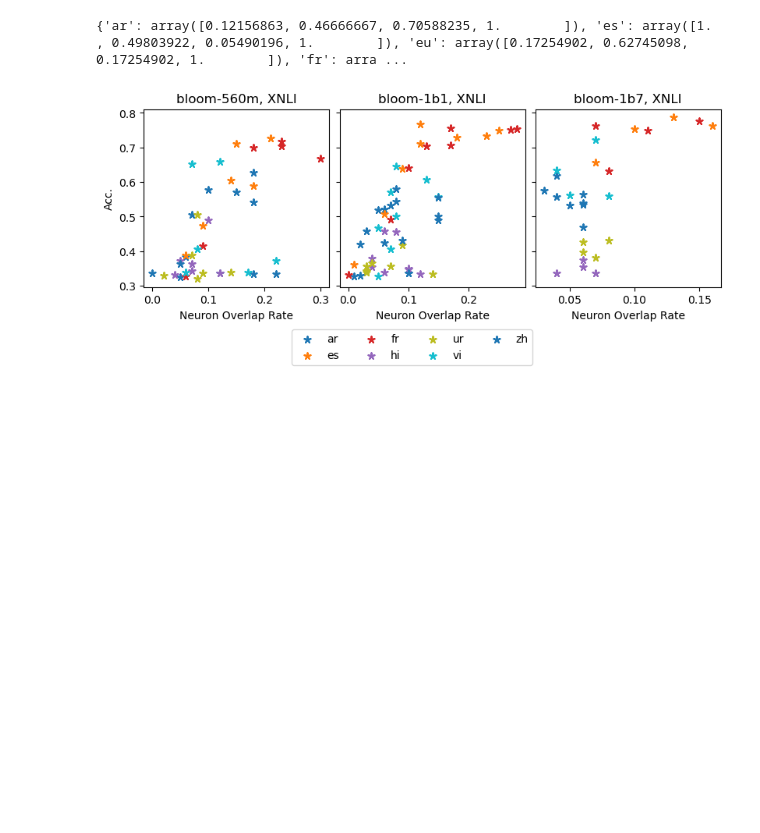
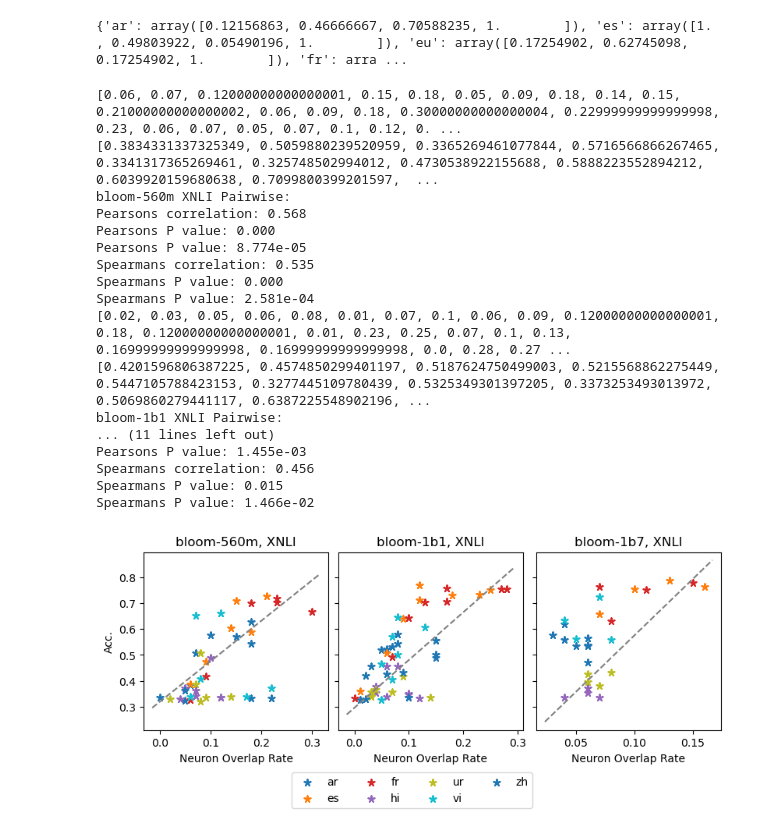
Before and after one commit to ErikaaWang/multilingual-typology-probing, a Jupyter notebook: scatter_plot_ovlp.ipynb, the cells around one changed output. Saved outputs shown, nothing was run; the diff lists cells and outputs as text; code cells hidden in the pictures; blank space fills up the shorter version.

```diff
--- a/scatter_plot_ovlp.ipynb
+++ b/scatter_plot_ovlp.ipynb
@@ -46,10 +47,10 @@ for model in ['bloom-560m', 'bloom-1b1', 'bloom-1b7']:
             read_lines = f.readlines()
             avg_ovlp_dict = {}
             for line in read_lines:
-                list = line.split(',')
-                if list[0] == 'best':
+                split_list = line.split(',')
+                if split_list[0] == 'best':
                     continue
-                avg_ovlp_dict[int(list[0])] = float(list[1])
+                avg_ovlp_dict[int(split_list[0])] = float(split_list[1])
             ckpts, avg_ovlps = zip(*avg_ovlp_dict.items())
             axs[model_index].plot(ckpts, avg_ovlps, f"r{lines[line_index]}", label=f'avg, {l}')
         line_index += 1
@@ -175,6 +218,8 @@ model_index = 0
 task = 'f1-score' #'xnli_acc'
 
 for model in ['bloom-560m', 'bloom-1b1', 'bloom-1b7']:
+    var_1 = []
+    var_2 = []
 
     avg_ovlp = pd.read_csv(f'csv_files/{model}_inter-layer-13_ovlp-rate_POS.csv', index_col=0)
     ovlp_df = pd.read_csv(f'csv_files/{model}_inter-layer-17_ovlp-rate_POS.csv', index_col=0)
@@ -191,9 +236,13 @@ for model in ['bloom-560m', 'bloom-1b1', 'bloom-1b7']:
             x.append(avg_ovlp[ckpt][lang])
 
         s = axs[model_index].scatter(x, y, marker=(5, 2), label=lang)
+        var_1 += x
+        var_2 += y
+
         lang_color_dict[lang] = s.get_facecolor()[0]
         axs[model_index].set_title(f'{model}, POS')
         axs[model_index].set_xlabel('Neuron Overlap Rate')
+
 
 
 
@@ -213,12 +262,21 @@ for model in ['bloom-560m', 'bloom-1b1', 'bloom-1b7']:
     #     axs_dup[model_index].get_shared_y_axes().join(axs_dup[model_index], axs_dup[model_index+1])
     # axs[model_index].set_title(model)
     # axs[model_index].tick_params(axis='y', labelcolor='red')
+    print(var_1)
+    print(var_2)
+    print(f"{model} POS Pairwise:")
+    print_pearson(var_1, var_2)
+    print_spearman(var_1, var_2)
+
     model_index += 1
 
 axs[0].set_ylabel('F1')
 labels_handles = {
   label: handle for ax in fig.axes for handle, label in zip(*ax.get_legend_handles_labels())
 }
+
+for i in range(0,3):
+    add_identity(axs[i], color='grey', ls='--')
 
 fig.legend(
   labels_handles.values(),
@@ -243,6 +318,8 @@ model_index = 0
 task = 'xnli_acc'
 
 for model in ['bloom-560m', 'bloom-1b1', 'bloom-1b7']:
+    var_1 = []
+    var_2 = []
 
     avg_ovlp = pd.read_csv(f'csv_files/{model}_inter-layer-13_ovlp-rate_POS.csv', index_col=0)
     ovlp_df = pd.read_csv(f'csv_files/{model}_inter-layer-17_ovlp-rate_POS.csv', index_col=0)
@@ -259,6 +336,8 @@ for model in ['bloom-560m', 'bloom-1b1', 'bloom-1b7']:
             x.append(avg_ovlp[ckpt][lang])
 
         s = axs[model_index].scatter(x, y, color=lang_color_dict[lang], marker=(5, 2), label=lang)
+        var_1 += x
+        var_2 += y
         lang_color_dict[lang] = s.get_facecolor()[0]
         axs[model_index].set_title(f'{model}, XNLI')
         axs[model_index].set_xlabel('Neuron Overlap Rate')
@@ -270,31 +349,57 @@ for model in ['bloom-560m', 'bloom-1b1', 'bloom-1b7']:
     #     score_dict = pd.read_csv(f'csv_files/{model}_{task_name_dict[task]}.csv', index_col=0)
     #     avg_scores = score_dict.mean(axis=0).to_dict()
     #     if 'best' in avg_scores:
     #         del avg_scores['best']
     #     x = [int(k) for k in avg_scores.keys()]
     #     y = avg_scores.values()
     #     print(x)
     #     print(y)
     #     axs_dup[model_index].plot(x, y, "-.", label=task)
     # if model_index < 2:
     #     axs_dup[model_index].get_shared_y_axes().join(axs_dup[model_index], axs_dup[model_index+1])
     # axs[model_index].set_title(model)
     # axs[model_index].tick_params(axis='y', labelcolor='red')
+    print(var_1)
+    print(var_2)
+    print(f"{model} XNLI Pairwise:")
+    print_pearson(var_1, var_2)
+    print_spearman(var_1, var_2)
+
     model_index += 1
 axs[0].set_ylabel('Acc.')
 labels_handles = {
   label: handle for ax in fig.axes for handle, label in zip(*ax.get_legend_handles_labels())
 }
+
+for i in range(0,3):
+    add_identity(axs[i], color='grey', ls='--')
 
 fig.legend(
   labels_handles.values(),
   labels_handles.keys(),
   loc = "upper center",
    bbox_to_anchor = (0.5, 0),
    bbox_transform = plt.gcf().transFigure,
    ncol=4
 )
 
 plt.savefig(f'experiments/scatterplots/crslgual_scatter_XNLI.pdf', bbox_inches='tight')
 # %% [output]
+[0.06, 0.07, 0.12000000000000001, 0.15, 0.18, 0.05, 0.09, 0.18, 0.14, 0.15, 0.21000000000000002, 0.06, 0.09, 0.18, 0.30000000000000004, 0.22999999999999998, 0.23, 0.06, 0.07, 0.05, 0.07, 0.1, 0.12, 0. ...
+[0.3834331337325349, 0.5059880239520959, 0.3365269461077844, 0.5716566866267465, 0.3341317365269461, 0.325748502994012, 0.4730538922155688, 0.5888223552894212, 0.6039920159680638, 0.7099800399201597,  ...
+bloom-560m XNLI Pairwise:
+Pearsons correlation: 0.568
+Pearsons P value: 0.000
+Pearsons P value: 8.774e-05
+Spearmans correlation: 0.535
+Spearmans P value: 0.000
+Spearmans P value: 2.581e-04
+[0.02, 0.03, 0.05, 0.06, 0.08, 0.01, 0.07, 0.1, 0.06, 0.09, 0.12000000000000001, 0.18, 0.12000000000000001, 0.01, 0.23, 0.25, 0.07, 0.1, 0.13, 0.16999999999999998, 0.16999999999999998, 0.0, 0.28, 0.27 ...
+[0.4201596806387225, 0.4574850299401197, 0.5187624750499003, 0.5215568862275449, 0.5447105788423153, 0.3277445109780439, 0.5325349301397205, 0.3373253493013972, 0.5069860279441117, 0.6387225548902196, ...
+bloom-1b1 XNLI Pairwise:
+... (11 lines left out)
+Pearsons P value: 1.455e-03
+Spearmans correlation: 0.456
+Spearmans P value: 0.015
+Spearmans P value: 1.466e-02
-[figure, old version]
+[figure, new version]
```
Also changed, not shown: parts of 5 cells of this notebook, 2 other files.
